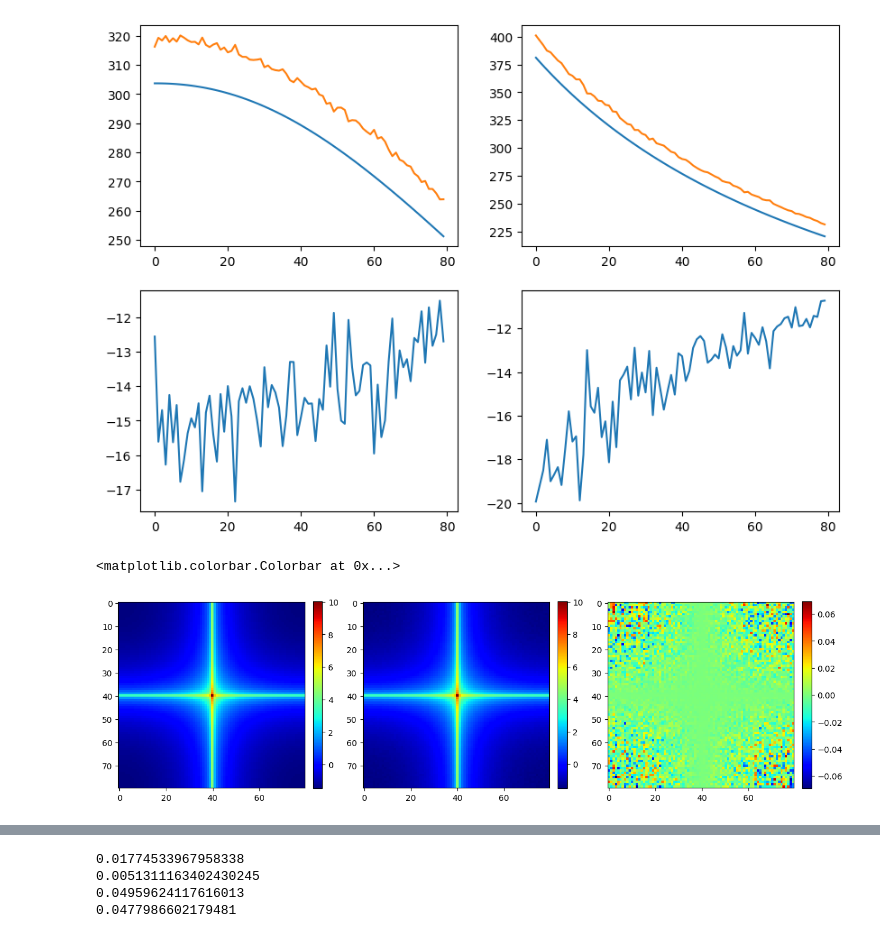
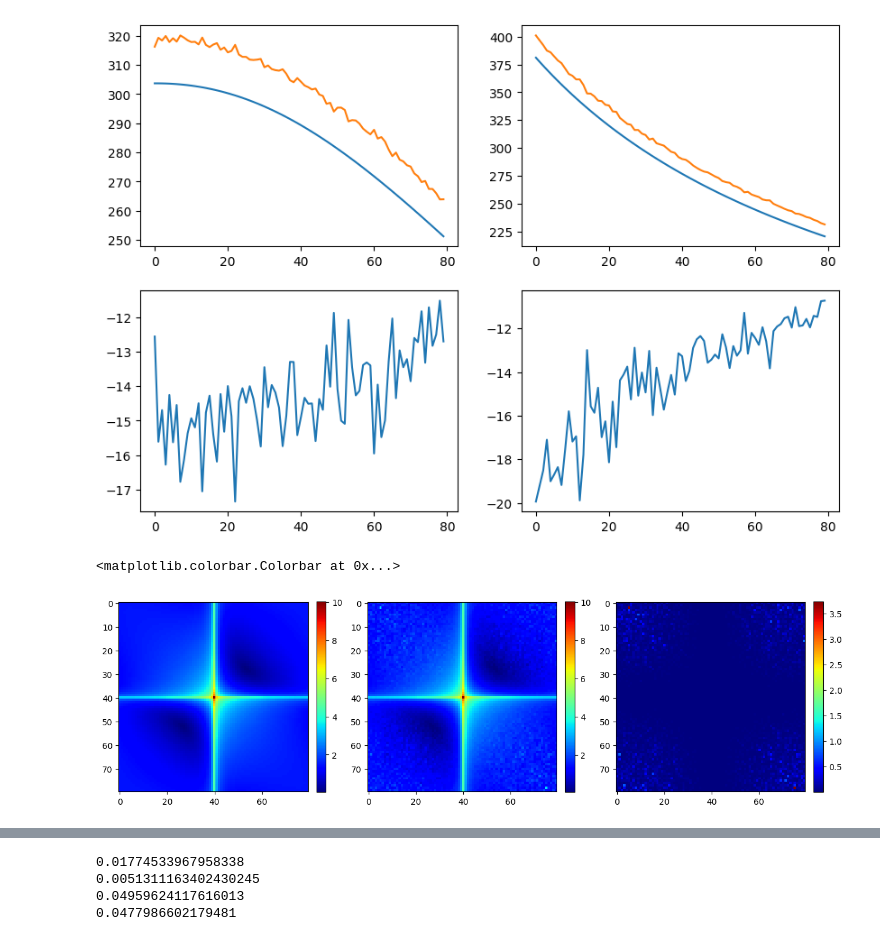
Before and after one commit to medaldev/DenoisingCNN, a Jupyter notebook: researches/fft2d_experiments.ipynb, the cells around one changed output, grey strips where cells are left out. Cells and saved outputs as stored; diff of their text form; code cells hidden in the pictures.

```diff
--- a/researches/fft2d_experiments.ipynb
+++ b/researches/fft2d_experiments.ipynb
@@ -93,0 +98,2 @@ array([[5.18744522, 6.49052453, 7.11904169, ..., 3.98264014, 4.10735412,
+# %%
+uvych = read_matrix('/home/amedvedev/projects/rust/gcg_rs/output/Uvych_re.xls')
@@ -93,0 +102,19 @@ array([[5.18744522, 6.49052453, 7.11904169, ..., 3.98264014, 4.10735412,
+# %%
+
+this_pct = 0.001
+uvych_sums = get_noised(uvych, this_pct)
+n_mean = 0
+
+data = []
+data2 = []
+x = []
+
+count_observations = 2000
+
+for i in range(count_observations):
+    n_mean += 1
+    uvych_mean = uvych_sums / n_mean
+    data.append(np.max((uvych_mean - uvych) / uvych))
+    data2.append(np.abs(uvych - uvych_mean))
+    x.append(n_mean)
+    uvych_sums += get_noised(uvych, this_pct)
@@ -132,17 +178,17 @@ axes[1, 1].plot(np.sum(uvych, axis=1) - np.sum(uvych_noised, axis=1))
 [<matplotlib.lines.Line2D at 0x...>]
 [figure]
 # %%
-uvych, uvych_noised = load2d(0.0001)
+uvych, uvych_noised = load2d(0.001)
 # Calculate a 2D power spectrum
 psd2D = np.log(fftpack.fftshift( fftpack.fft2(uvych) ))
 psd2D_noised = np.log(fftpack.fftshift( fftpack.fft2(uvych_noised) ))
 fig, axes = plt.subplots(1, 3, figsize=(15, 7))
-i1 = axes[0].imshow( psd2D.real, cmap="jet")
-i2 = axes[1].imshow(psd2D_noised.real, cmap="jet")
-i3 = axes[2].imshow(((  psd2D  -  psd2D_noised ).imag), cmap="jet")
+i1 = axes[0].imshow( np.abs(psd2D), cmap="jet")
+i2 = axes[1].imshow(np.abs(psd2D_noised), cmap="jet")
+i3 = axes[2].imshow(((  np.abs(psd2D  -  psd2D_noised) ** 2  )), cmap="jet")
 plt.colorbar(i1, orientation='vertical', fraction=0.046, pad=0.04)
 plt.colorbar(i2, orientation='vertical', fraction=0.046, pad=0.04)
 plt.colorbar(i3, orientation='vertical', fraction=0.046, pad=0.04)
 # %% [output]
 <matplotlib.colorbar.Colorbar at 0x...>
-[figure, old version]
+[figure, new version]
```
Also changed, not shown: parts of 20 cells of this notebook, 8 other files.
